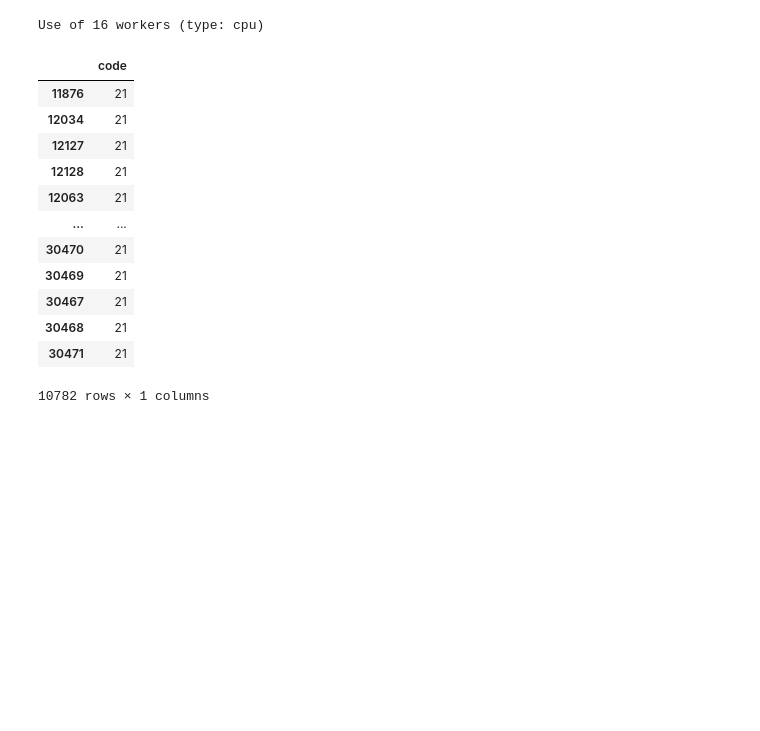
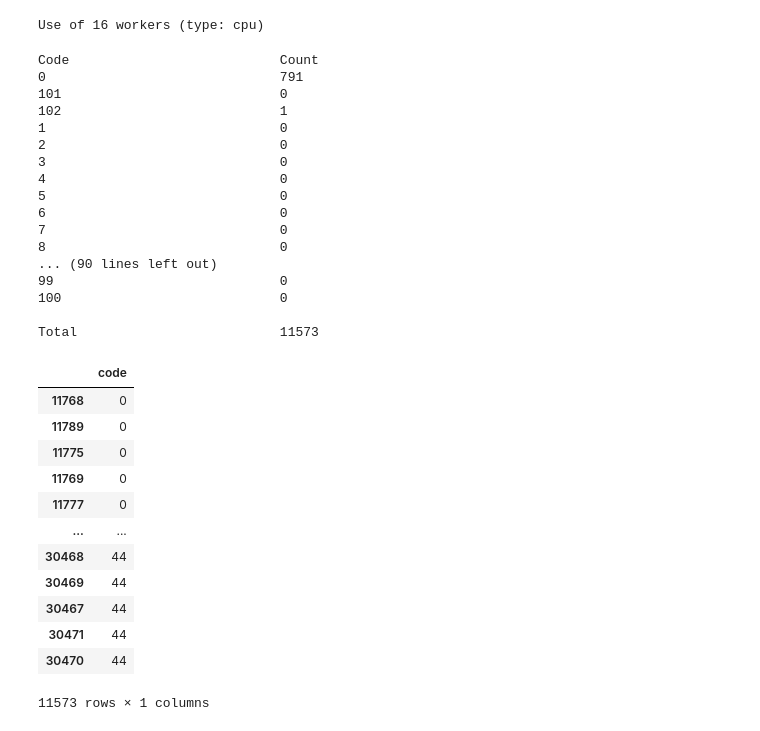
Before and after one commit to LouisBrusset/ITER-magnetics-diagnostic-analysis, a Jupyter notebook: notebooks/experiments/efit++_analysis.ipynb, the cells around one changed output. Cells and saved outputs as stored; diff of their text form; code cells hidden in the pictures; blank space fills up the shorter version.

```diff
--- a/notebooks/experiments/efit++_analysis.ipynb
+++ b/notebooks/experiments/efit++_analysis.ipynb
@@ -317,20 +309,32 @@ variable_presence_all = efit_analysis_parallel(
 # %% [output]
 Use of 16 workers (type: cpu)
 # %%
-variable_presence_all[variable_presence_all['code'] == 21]
+print(f"{'Code':<30} {'Count':<25}")
+codes = [0, 101, 102] + list(range(1, 101))
+tot = 0
+for code in codes:
+    subset = variable_presence_all[variable_presence_all['code'] == code]
+    count = len(subset)
+    print(f"{code:<30} {count:<25}")
+    tot += count
+print(f"\n{'Total':<30} {tot:<25}")
 # %% [output]
-|  | code |
-| 11876 | 21 |
-| 12034 | 21 |
-| 12127 | 21 |
-| 12128 | 21 |
-| 12063 | 21 |
-| ... | ... |
-| 30470 | 21 |
-| 30469 | 21 |
-| 30467 | 21 |
-| 30468 | 21 |
-| 30471 | 21 |
-10782 rows × 1 columns
+Code                           Count
+0                              791
+101                            0
+102                            1
+1                              0
+2                              0
+3                              0
+4                              0
+5                              0
+6                              0
+7                              0
+8                              0
+... (90 lines left out)
+99                             0
+100                            0
+
+Total                          11573
 # %%
 path = Path().absolute().parent / "result_files/efit_analysis" / "efit_analysis.csv"
@@ -408,0 +343,17 @@ results_df = process_all_shots(shot_list, output_dir, n_jobs)
+# %%
+variable_presence_all = pd.read_csv(path, index_col=0)
+variable_presence_all
+# %% [output]
+|  | code |
+| 11768 | 0 |
+| 11789 | 0 |
+| 11775 | 0 |
+| 11769 | 0 |
+| 11777 | 0 |
+| ... | ... |
+| 30468 | 44 |
+| 30469 | 44 |
+| 30467 | 44 |
+| 30471 | 44 |
+| 30470 | 44 |
+11573 rows × 1 columns
```
Also changed, not shown: parts of 20 cells of this notebook, 7 other files.
